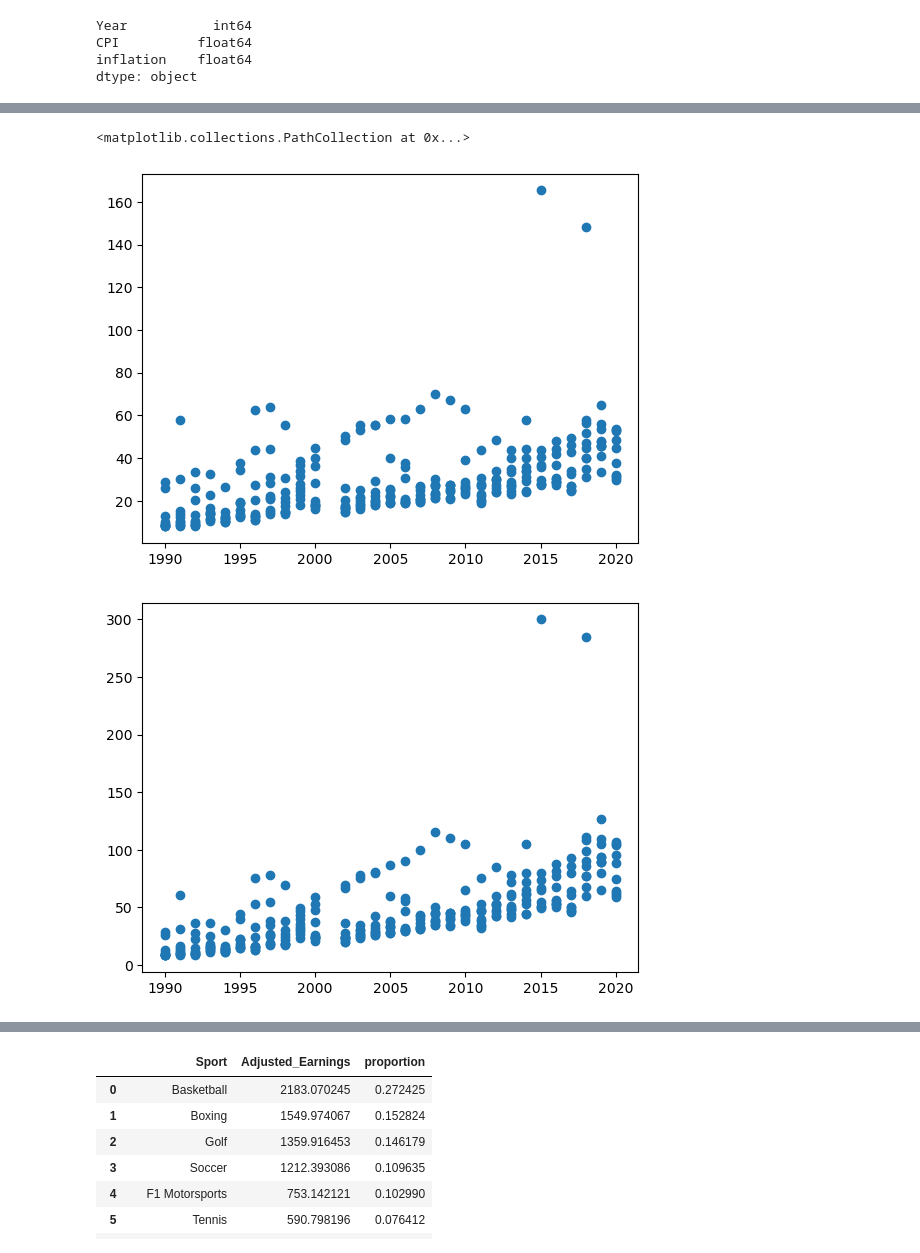
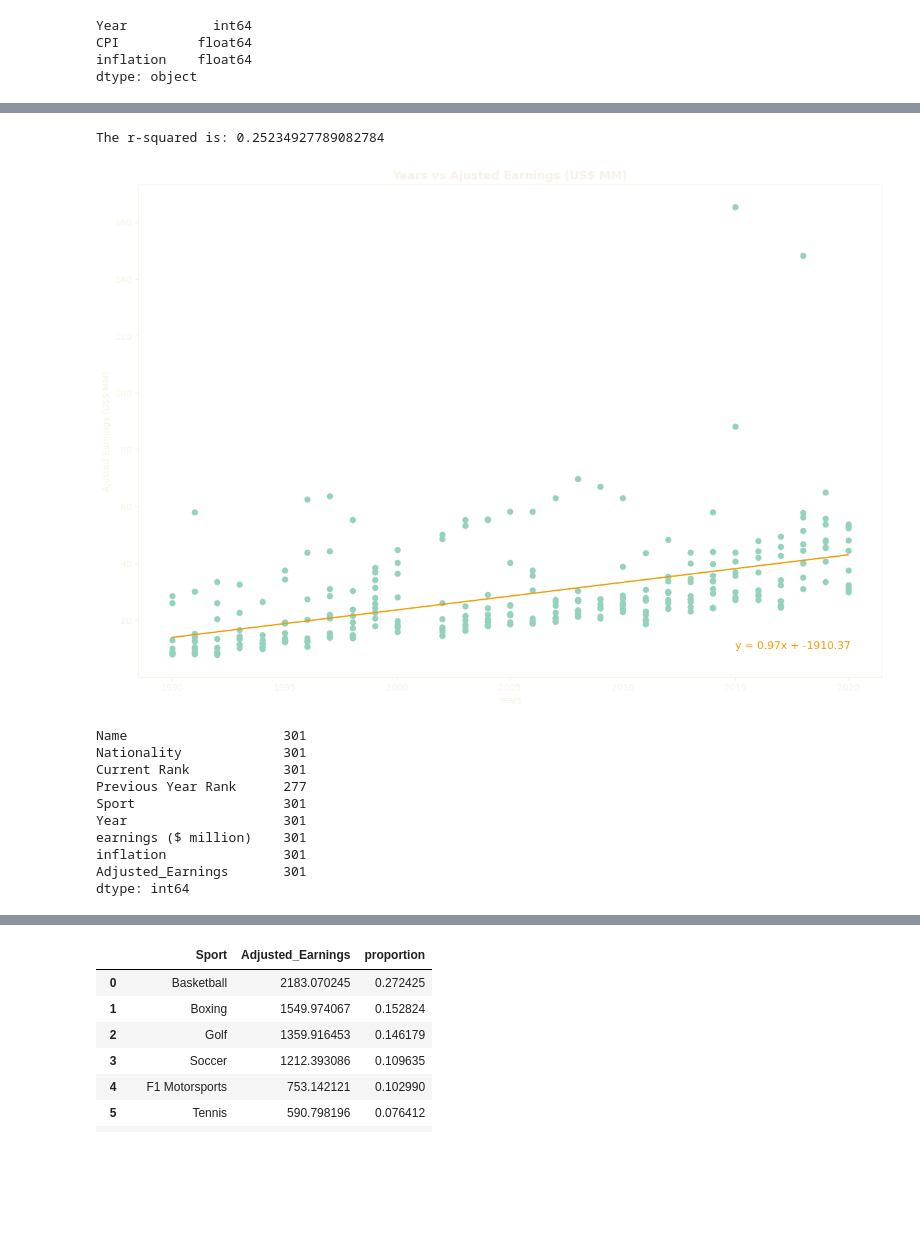
Before and after one commit to cisnerosjp/SMU-Project1-HighestPaidAthletes, a Jupyter notebook: AthletePay_adjusted.ipynb, the cells around one changed output, grey strips where cells are left out. Drawn from its saved outputs; the diff is of its cells as text; code cells hidden in the pictures; blank space fills up the shorter version.

```diff
--- a/AthletePay_adjusted.ipynb
+++ b/AthletePay_adjusted.ipynb
@@ -120,3 +145,3 @@ Name: count, dtype: int64
 # %%
-athlete_df.loc[(athlete_df.Nationality == "Philippines") |(athlete_df.Nationality == "Filipino")] = "Philippines"
+athlete_df.loc[(athlete_df.Nationality== "Philippines") |(athlete_df.Nationality== "Filipino"), "Nationality"] = "Philippines"
 # %%
@@ -223,4 +231,5 @@ CPI          float64
 inflation    float64
 dtype: object
 # %%
-adjusted_df = pd.merge(athlete_df, sub_inflation_df.loc[:, ["Year", "inflation"]], on = "Year")
+adjusted_df = pd.merge(athlete_df, sub_inflation_df.loc[:, ["Year", "inflation"]], on = "Year", how = "left")
+adjusted_df
@@ -244,12 +267,60 @@ adjusted_df
 # %%
 import matplotlib.pyplot as plt
+from scipy.stats import linregress
 
-plt.scatter(adjusted_df.Year, adjusted_df.Adjusted_Earnings)
+# Define a function to create Linear Regression plots
+def linear_regression_plot(x_values,y_values,x_label,y_label,annot_loc,fig_name):
+    (slope, intercept, rvalue, pvalue, stderr) = linregress(x_values, y_values)
+    regress_values = x_values * slope + intercept
+    line_eq = "y = " + str(round(slope,2)) + "x + " + str(round(intercept,2))
+
+    COLOR = '#F8F3E4'
+    dark_color = '#001219'
+
+    plt.rcParams['text.color'] = COLOR
+    plt.rcParams['axes.labelcolor'] = COLOR
+    plt.rcParams['xtick.color'] = COLOR
+    plt.rcParams['ytick.color'] = COLOR
+    plt.rcParams['axes.edgecolor'] = COLOR
+    plt.rcParams['savefig.transparent'] = True
+    plt.rcParams['legend.labelcolor'] = dark_color
+    plt.rcParams['legend.framealpha'] = 1
+
+    # make plot
+    plt.figure(figsize = (15,10))
+    plt.scatter(x_values,y_values, color = "#94d2bd")
+    plt.plot(x_values,regress_values, color = "#ee9b00")
+    plt.annotate(line_eq, annot_loc, fontsize=12, color= "#ee9b00")
+    plt.xlabel(x_label)
+    plt.ylabel(y_label)
+    plt.title(f'{x_label} vs {y_label}', fontweight = "bold", fontsize = 13)
+    print(f"The r-squared is: {rvalue**2}")
+    plt.savefig(fig_name)
+    plt.show()
+
+x_label = "Years"
+y_label = "Ajusted Earnings (US$ MM)"
+fig_name = "Scatter with outliers"
+
+linear_regression_plot(adjusted_df.Year.astype(float), adjusted_df.Adjusted_Earnings.astype(float), x_label, y_label,(2015,10), fig_name)
+adjusted_df.count()
+
+# colors = ['#005f73', '#0a9396', '#ee9b00', '#94d2bd', '#ae2012', '#9b2226']
+# plt.figure(figsize = (15,10))
+# plt.scatter(adjusted_df.Year, adjusted_df.Adjusted_Earnings, color = '#ee9b00', s = 80)
+# plt.title("Ajusted Earnings through the Years", fontweight='bold', fontname = "Calibri", fontsize = 20)
+# plt.xlabel("Years", fontname = "Calibri", fontsize = 16, fontweight = "bold")
+# plt.ylabel("Ajusted Earnings (US$ MM)", fontname = "Calibri", fontsize = 16, fontweight = "bold")
 # %% [output]
-<matplotlib.collections.PathCollection at 0x...>
+The r-squared is: 0.25234927789082784
-[figure, old version]
+[figure, new version]
+Name                    301
+Nationality             301
+Current Rank            301
+Previous Year Rank      277
+Sport                   301
+Year                    301
+earnings ($ million)    301
+inflation               301
+Adjusted_Earnings       301
+dtype: int64
-# %%
-plt.scatter(adjusted_df.Year, adjusted_df["earnings ($ million)"])
-plt.show()
-# %% [output]
-[figure, removed]
```
Also changed, not shown: parts of 19 cells of this notebook, 7 other files.
